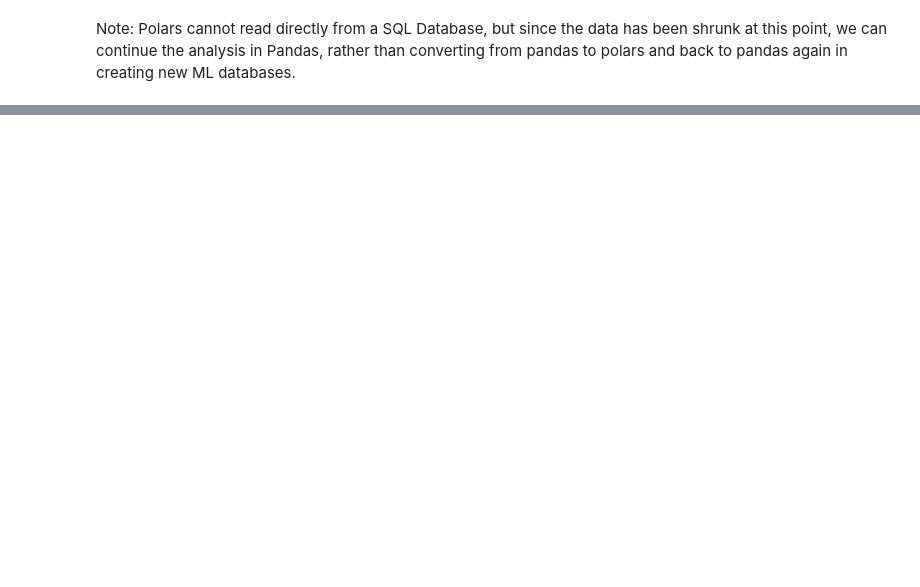
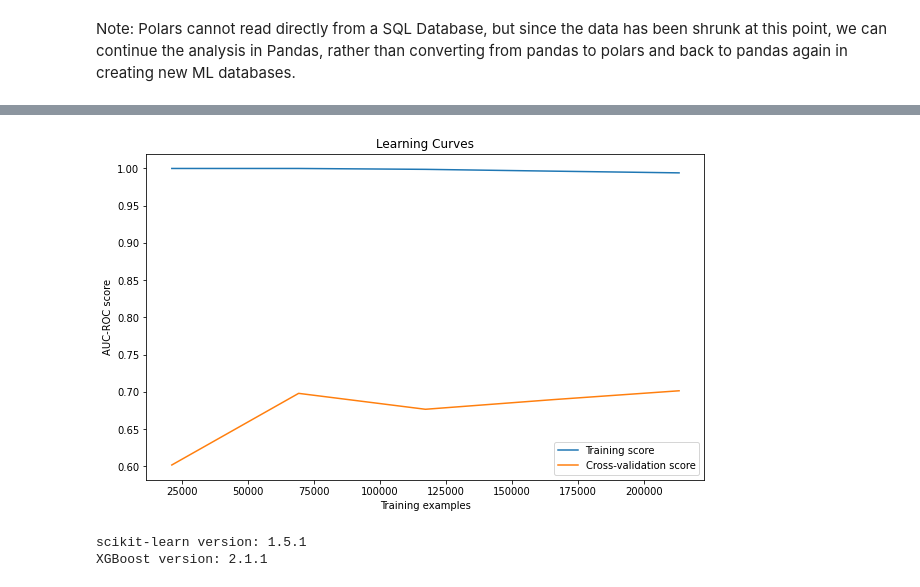
Before and after one commit to FreshOats/NFL_Data_Science, a Jupyter notebook: Machine_Learning/Preparaing_injuries_ML.ipynb, the cells around one changed output, grey strips where cells are left out. Cells and saved outputs as stored; diff of their text form; code cells hidden in the pictures; blank space fills up the shorter version.

```diff
--- a/Machine_Learning/Preparaing_injuries_ML.ipynb
+++ b/Machine_Learning/Preparaing_injuries_ML.ipynb
@@ -70,0 +250,27 @@ Index(['PlayKey', 'Position', 'StadiumType', 'FieldType', 'Temperature',
+# %%
+from xgboost import XGBClassifier
+
+# Calculate the scale_pos_weight
+scale_pos_weight = df.filter(pl.col("IsInjured") == 0).shape[0] / df.filter(pl.col("IsInjured") == 1).shape[0]
+
+xgb_model = XGBClassifier(
+    scale_pos_weight=scale_pos_weight
+    , eval_metric='auc'
+    , max_depth=3
+    , learning_rate=0.1
+    , n_estimators=100
+    , subsample=0.8
+    , colsample_bytree=0.8
+)
+
+# Create the full pipeline
+full_pipeline = Pipeline([
+    ('preprocessor', preprocessor),
+    ('classifier', xgb_model)
+])
+# %%
+from sklearn.model_selection import train_test_split
+
+X_train, X_test, y_train, y_test = train_test_split(X, y, test_size=0.2, stratify=y, random_state=94)
+
+full_pipeline.fit(X_train, y_train)
@@ -70,0 +354,28 @@ Index(['PlayKey', 'Position', 'StadiumType', 'FieldType', 'Temperature',
+# %%
+from sklearn.model_selection import learning_curve
+import matplotlib.pyplot as plt
+import numpy as np
+
+train_sizes, train_scores, test_scores = learning_curve(
+    full_pipeline, X, y, cv=5, scoring='roc_auc',
+    train_sizes=np.linspace(0.1, 1.0, 5))
+
+plt.figure(figsize=(10, 6))
+plt.plot(train_sizes, np.mean(train_scores, axis=1), label='Training score')
+plt.plot(train_sizes, np.mean(test_scores, axis=1), label='Cross-validation score')
+plt.xlabel('Training examples')
+plt.ylabel('AUC-ROC score')
+plt.title('Learning Curves')
+plt.legend()
+plt.show()
+# %% [output]
+[figure, added]
+# %%
+import sklearn
+import xgboost
+
+print(f"scikit-learn version: {sklearn.__version__}")
+print(f"XGBoost version: {xgboost.__version__}")
+# %% [output]
+scikit-learn version: 1.5.1
+XGBoost version: 2.1.1
```
Also changed, not shown: parts of 24 cells of this notebook, 6 other files.
